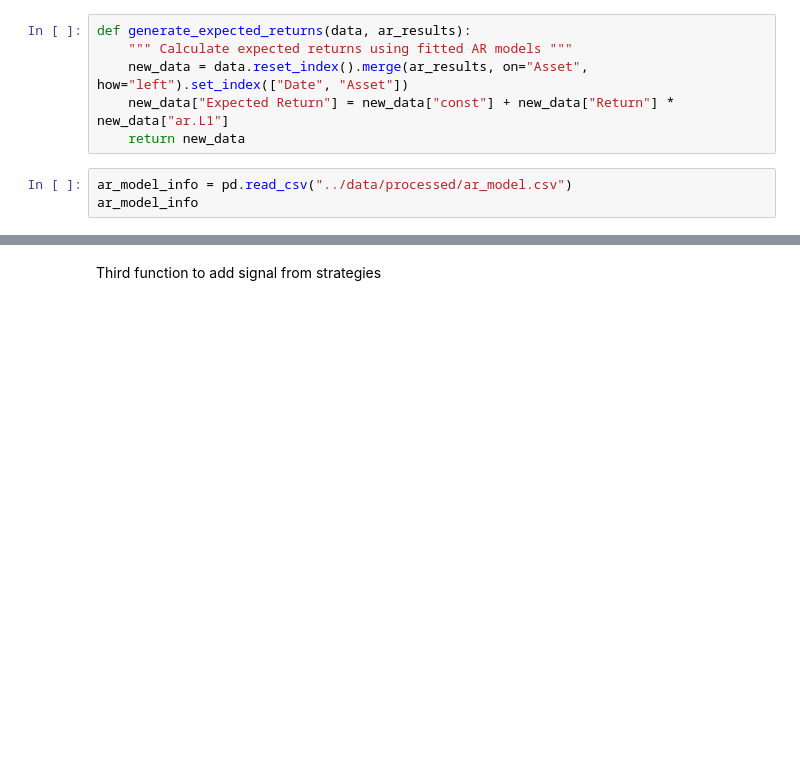
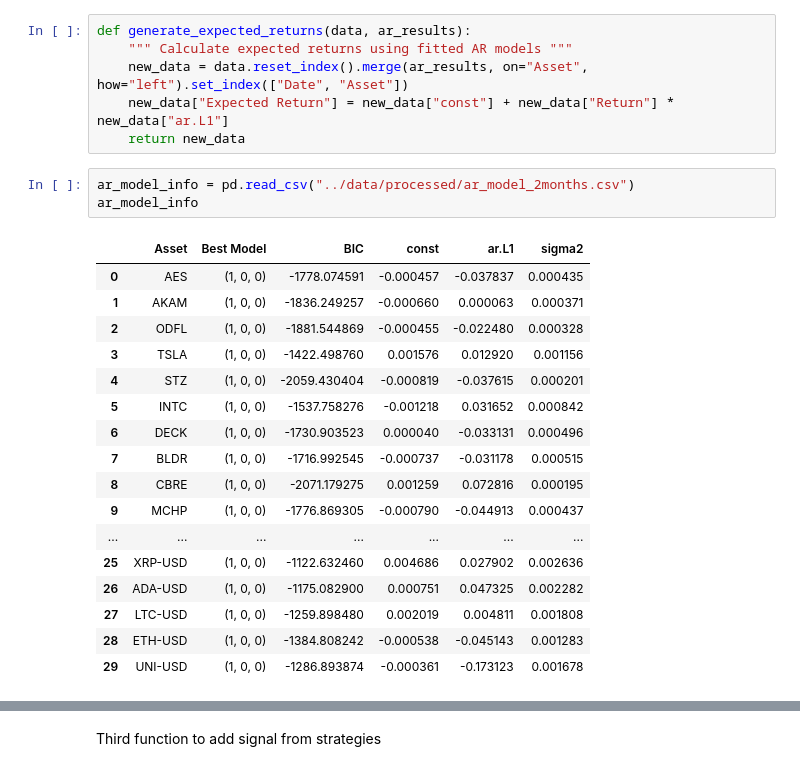
Before and after one commit to shaeanneeu/cryptoto, a Jupyter notebook: notebooks/autotrade_mechanism.ipynb, the cells around one changed output, grey strips where cells are left out. Drawn from its saved outputs; the diff is of its cells as text; blank space fills up the shorter version.

```diff
--- a/notebooks/autotrade_mechanism.ipynb
+++ b/notebooks/autotrade_mechanism.ipynb
@@ -102,8 +149,26 @@ def generate_expected_returns(data, ar_results):
     new_data["Expected Return"] = new_data["const"] + new_data["Return"] * new_data["ar.L1"]
     return new_data
 # %%
-ar_model_info = pd.read_csv("../data/processed/ar_model.csv")
+ar_model_info = pd.read_csv("../data/processed/ar_model_2months.csv")
 ar_model_info
+# %% [output]
+|  | Asset | Best Model | BIC | const | ar.L1 | sigma2 |
+| 0 | AES | (1, 0, 0) | -1778.074591 | -0.000457 | -0.037837 | 0.000435 |
+| 1 | AKAM | (1, 0, 0) | -1836.249257 | -0.000660 | 0.000063 | 0.000371 |
+| 2 | ODFL | (1, 0, 0) | -1881.544869 | -0.000455 | -0.022480 | 0.000328 |
+| 3 | TSLA | (1, 0, 0) | -1422.498760 | 0.001576 | 0.012920 | 0.001156 |
+| 4 | STZ | (1, 0, 0) | -2059.430404 | -0.000819 | -0.037615 | 0.000201 |
+| 5 | INTC | (1, 0, 0) | -1537.758276 | -0.001218 | 0.031652 | 0.000842 |
+| 6 | DECK | (1, 0, 0) | -1730.903523 | 0.000040 | -0.033131 | 0.000496 |
+| 7 | BLDR | (1, 0, 0) | -1716.992545 | -0.000737 | -0.031178 | 0.000515 |
+| 8 | CBRE | (1, 0, 0) | -2071.179275 | 0.001259 | 0.072816 | 0.000195 |
+| 9 | MCHP | (1, 0, 0) | -1776.869305 | -0.000790 | -0.044913 | 0.000437 |
+| ... | ... | ... | ... | ... | ... | ... |
+| 25 | XRP-USD | (1, 0, 0) | -1122.632460 | 0.004686 | 0.027902 | 0.002636 |
+| 26 | ADA-USD | (1, 0, 0) | -1175.082900 | 0.000751 | 0.047325 | 0.002282 |
+| 27 | LTC-USD | (1, 0, 0) | -1259.898480 | 0.002019 | 0.004811 | 0.001808 |
+| 28 | ETH-USD | (1, 0, 0) | -1384.808242 | -0.000538 | -0.045143 | 0.001283 |
+| 29 | UNI-USD | (1, 0, 0) | -1286.893874 | -0.000361 | -0.173123 | 0.001678 |
 # %%
 # Apply AR model
 asset_df_with_AR = generate_expected_returns(asset_df_with_returns, ar_model_info)
```
Also changed, not shown: parts of 16 cells of this notebook.
